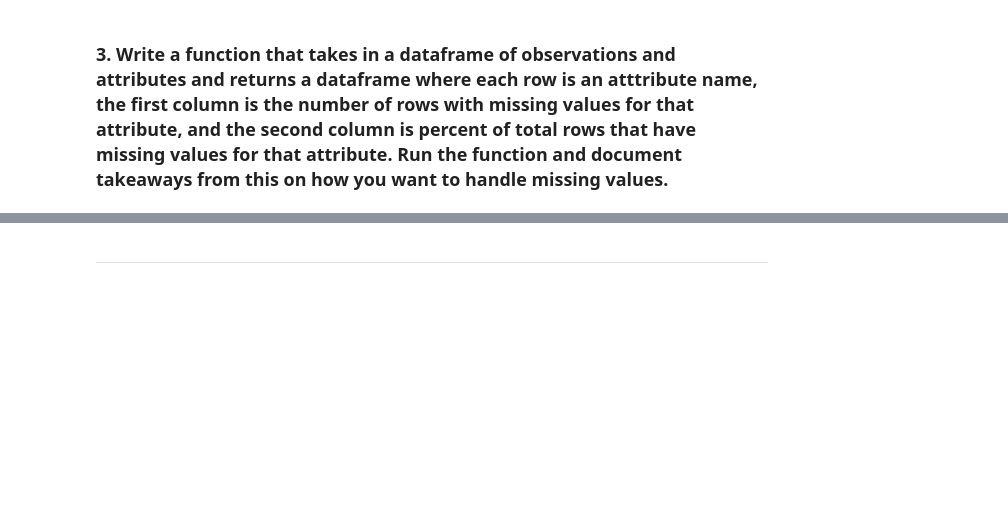
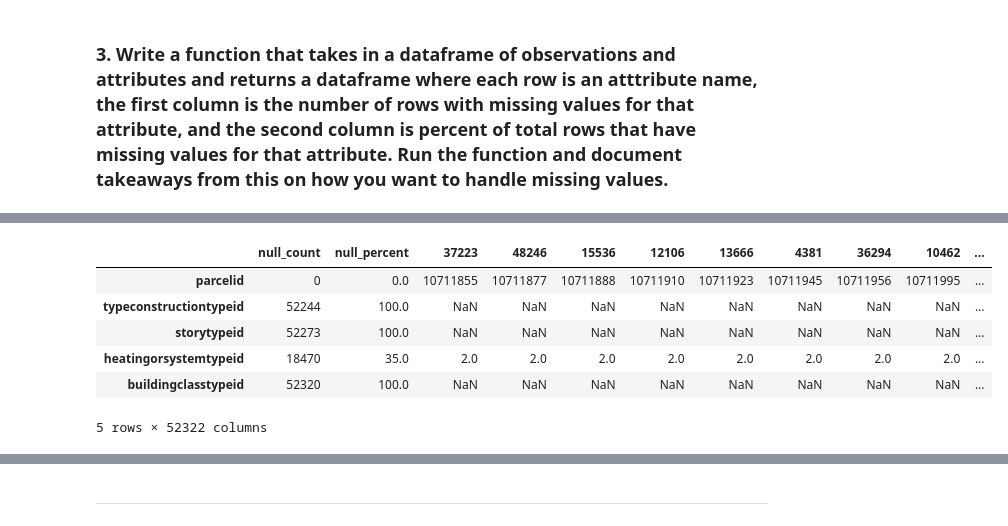
Before and after one commit to kanieladenis/clustering_exercises, a Jupyter notebook: wrangle_zillow_exercises.ipynb, the cells around one changed output, grey strips where cells are left out. Saved outputs shown, nothing was run; the diff lists cells and outputs as text; code cells hidden in the pictures; blank space fills up the shorter version.

```diff
--- a/wrangle_zillow_exercises.ipynb
+++ b/wrangle_zillow_exercises.ipynb
@@ -159,0 +368,12 @@ df[df.duplicated()]
+# %%
+# Make second column as percent of total rows that have missing values for that attribute.
+df.insert(1, 'null_percent', round((df.isnull().sum(axis=1) / df.shape[1])*100))
+df.head()
+# %% [output]
+|  | null_count | null_percent | 37223 | 48246 | 15536 | 12106 | 13666 | 4381 | 36294 | 10462 | ... |
+| parcelid | 0 | 0.0 | 10711855 | 10711877 | 10711888 | 10711910 | 10711923 | 10711945 | 10711956 | 10711995 | ... |
+| typeconstructiontypeid | 52244 | 100.0 | NaN | NaN | NaN | NaN | NaN | NaN | NaN | NaN | ... |
+| storytypeid | 52273 | 100.0 | NaN | NaN | NaN | NaN | NaN | NaN | NaN | NaN | ... |
+| heatingorsystemtypeid | 18470 | 35.0 | 2.0 | 2.0 | 2.0 | 2.0 | 2.0 | 2.0 | 2.0 | 2.0 | ... |
+| buildingclasstypeid | 52320 | 100.0 | NaN | NaN | NaN | NaN | NaN | NaN | NaN | NaN | ... |
+5 rows × 52322 columns
```
Also changed, not shown: parts of 46 cells of this notebook, 2 other files.
